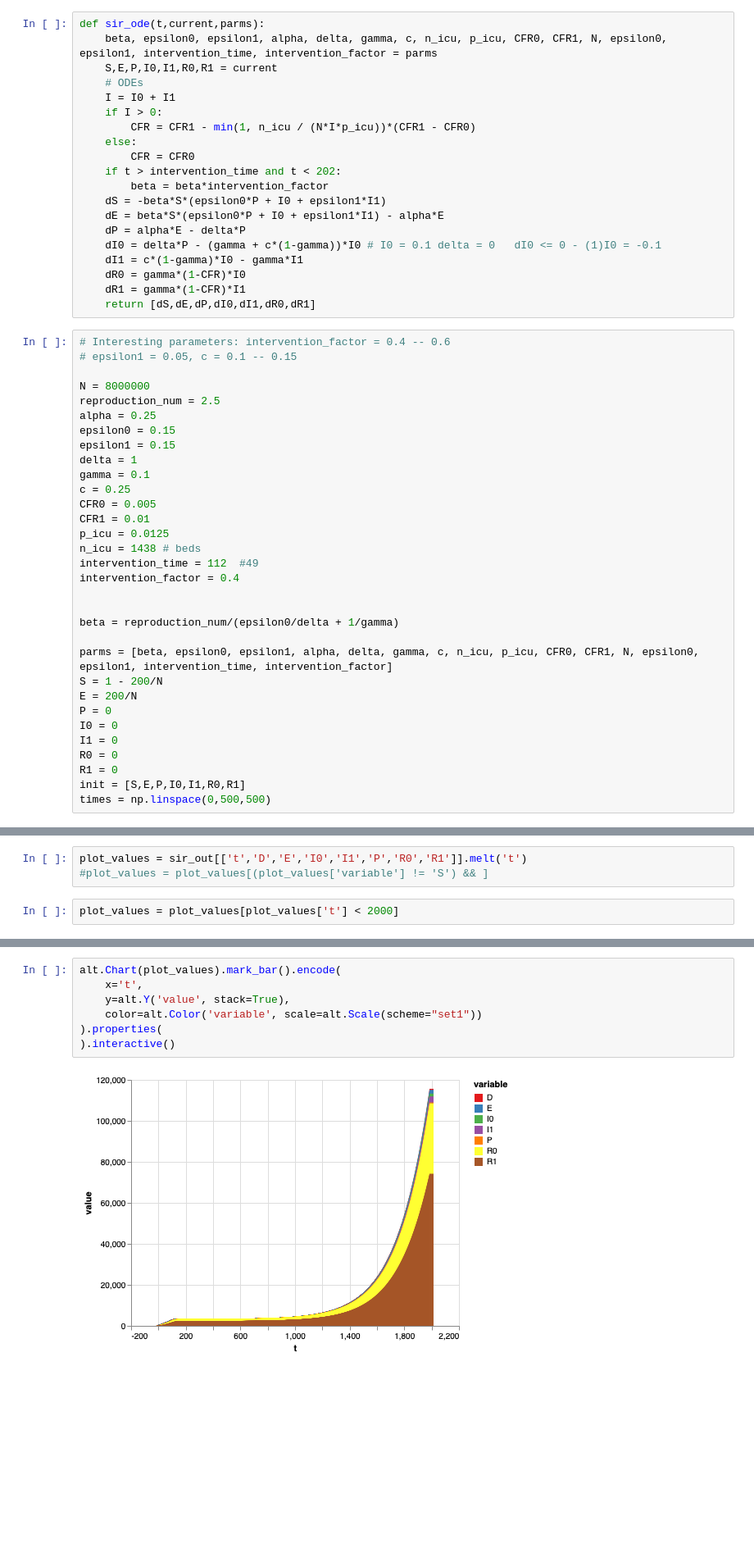
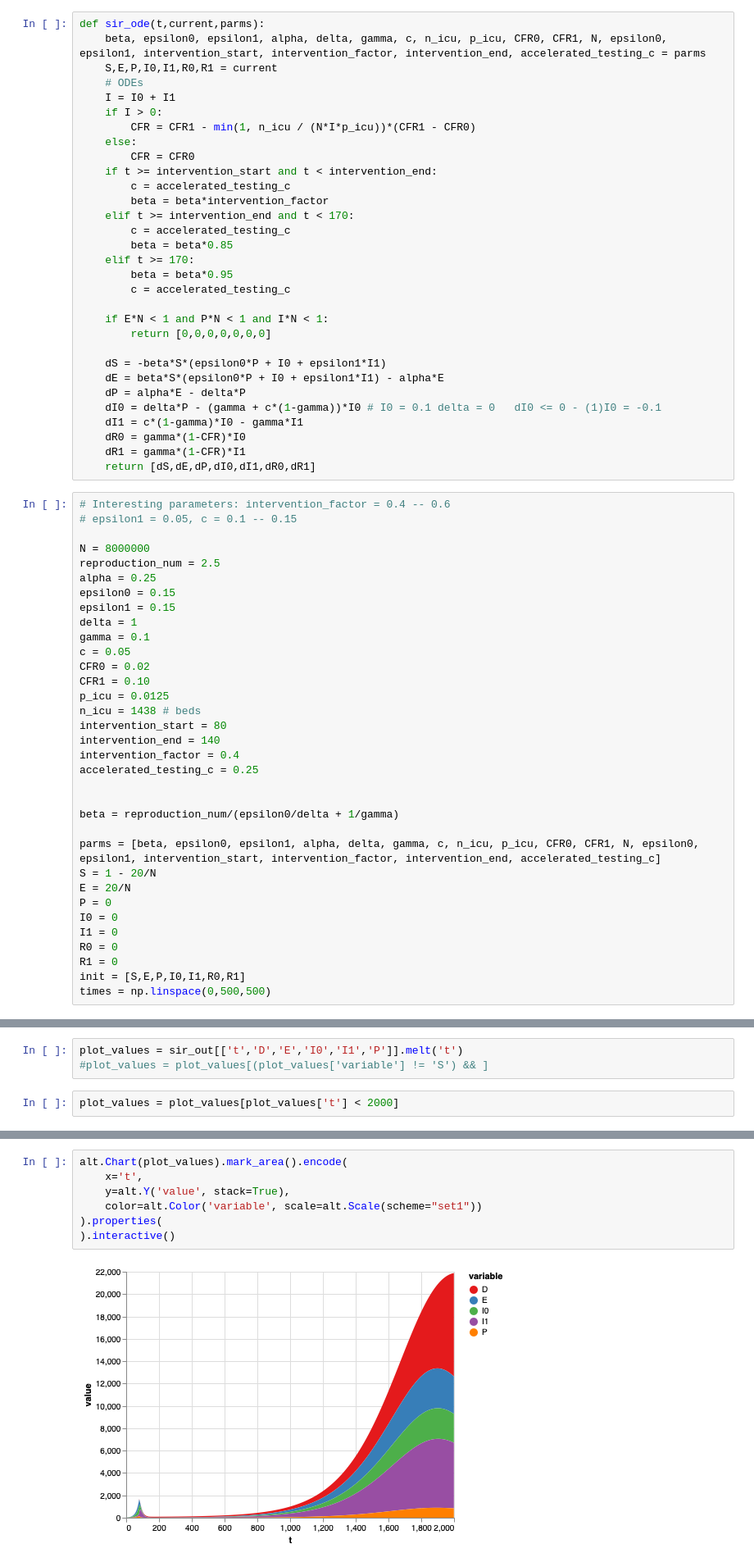
Before and after one commit to rex1fernando/coronavirus, a Jupyter notebook: model.ipynb, the cells around one changed output, grey strips where cells are left out. Shown at 82% size. Drawn from its saved outputs; the diff is of its cells as text; blank space fills up the shorter version.

```diff
--- a/model.ipynb
+++ b/model.ipynb
@@ -8,7 +8,7 @@ alt.data_transformers.disable_max_rows()
 DataTransformerRegistry.enable('default')
 # %%
 def sir_ode(t,current,parms):
-    beta, epsilon0, epsilon1, alpha, delta, gamma, c, n_icu, p_icu, CFR0, CFR1, N, epsilon0, epsilon1, intervention_time, intervention_factor = parms
+    beta, epsilon0, epsilon1, alpha, delta, gamma, c, n_icu, p_icu, CFR0, CFR1, N, epsilon0, epsilon1, intervention_start, intervention_factor, intervention_end, accelerated_testing_c = parms
     S,E,P,I0,I1,R0,R1 = current
     # ODEs
     I = I0 + I1
@@ -16,8 +16,19 @@ def sir_ode(t,current,parms):
         CFR = CFR1 - min(1, n_icu / (N*I*p_icu))*(CFR1 - CFR0)
     else:
         CFR = CFR0
-    if t > intervention_time and t < 202:
+    if t >= intervention_start and t < intervention_end:
+        c = accelerated_testing_c
         beta = beta*intervention_factor
+    elif t >= intervention_end and t < 170:
+        c = accelerated_testing_c
+        beta = beta*0.85
+    elif t >= 170:
+        beta = beta*0.95
+        c = accelerated_testing_c
+
+    if E*N < 1 and P*N < 1 and I*N < 1:
+        return [0,0,0,0,0,0,0]
+
     dS = -beta*S*(epsilon0*P + I0 + epsilon1*I1)
     dE = beta*S*(epsilon0*P + I0 + epsilon1*I1) - alpha*E
     dP = alpha*E - delta*P
@@ -37,20 +48,22 @@ epsilon0 = 0.15
 epsilon1 = 0.15
 delta = 1
 gamma = 0.1
-c = 0.25
-CFR0 = 0.005
-CFR1 = 0.01
+c = 0.05
+CFR0 = 0.02
+CFR1 = 0.10
 p_icu = 0.0125
 n_icu = 1438 # beds
-intervention_time = 112  #49
+intervention_start = 80
+intervention_end = 140
 intervention_factor = 0.4
+accelerated_testing_c = 0.25
 
 
 beta = reproduction_num/(epsilon0/delta + 1/gamma)
 
-parms = [beta, epsilon0, epsilon1, alpha, delta, gamma, c, n_icu, p_icu, CFR0, CFR1, N, epsilon0, epsilon1, intervention_time, intervention_factor]
-S = 1 - 200/N
-E = 200/N
+parms = [beta, epsilon0, epsilon1, alpha, delta, gamma, c, n_icu, p_icu, CFR0, CFR1, N, epsilon0, epsilon1, intervention_start, intervention_factor, intervention_end, accelerated_testing_c]
+S = 1 - 20/N
+E = 20/N
 P = 0
 I0 = 0
 I1 = 0
@@ -117,7 +130,7 @@ sir_out
 # %% [markdown]
 #### Visualisation
 # %%
-plot_values = sir_out[['t','D','E','I0','I1','P','R0','R1']].melt('t')
+plot_values = sir_out[['t','D','E','I0','I1','P']].melt('t')
 #plot_values = plot_values[(plot_values['variable'] != 'S') && ]
 # %%
 plot_values = plot_values[plot_values['t'] < 2000]
@@ -134,9 +147,9 @@ alt.Chart(plot_values).mark_line().encode(
 # %%
-alt.Chart(plot_values).mark_bar().encode(
+alt.Chart(plot_values).mark_area().encode(
     x='t',
     y=alt.Y('value', stack=True),
     color=alt.Color('variable', scale=alt.Scale(scheme="set1"))
 ).properties(
 ).interactive()
 # %% [output]
-[figure, old version]
+[figure, new version]
```
Also changed, not shown: parts of 2 cells of this notebook, 4 other files.
